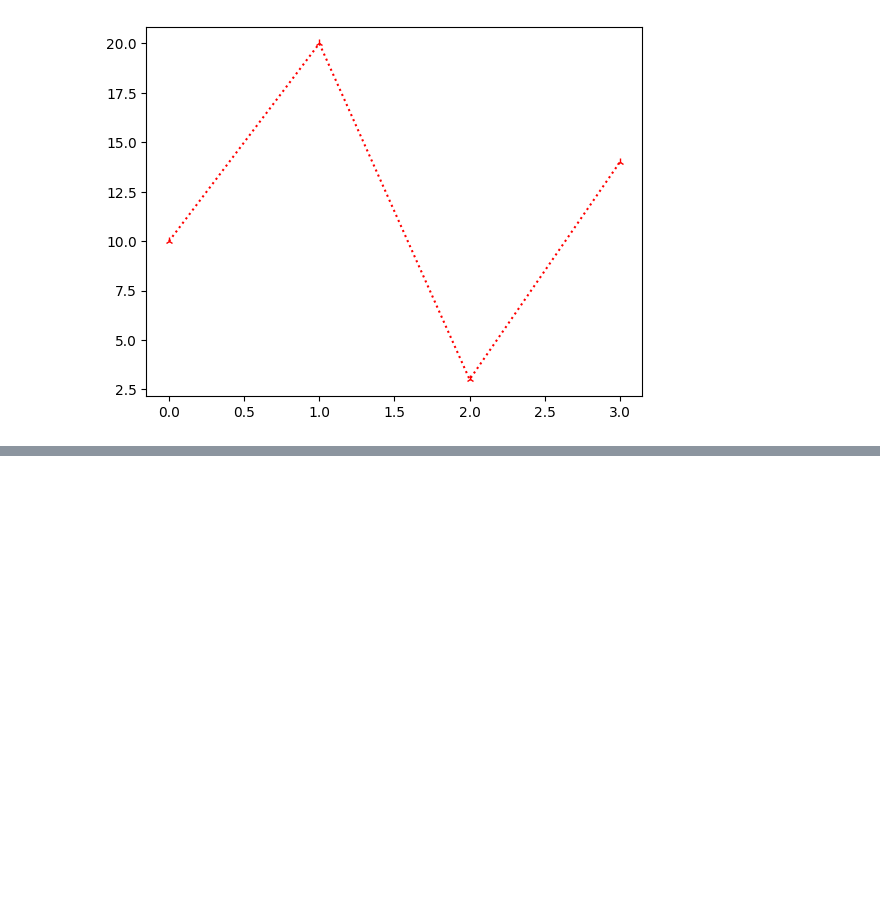
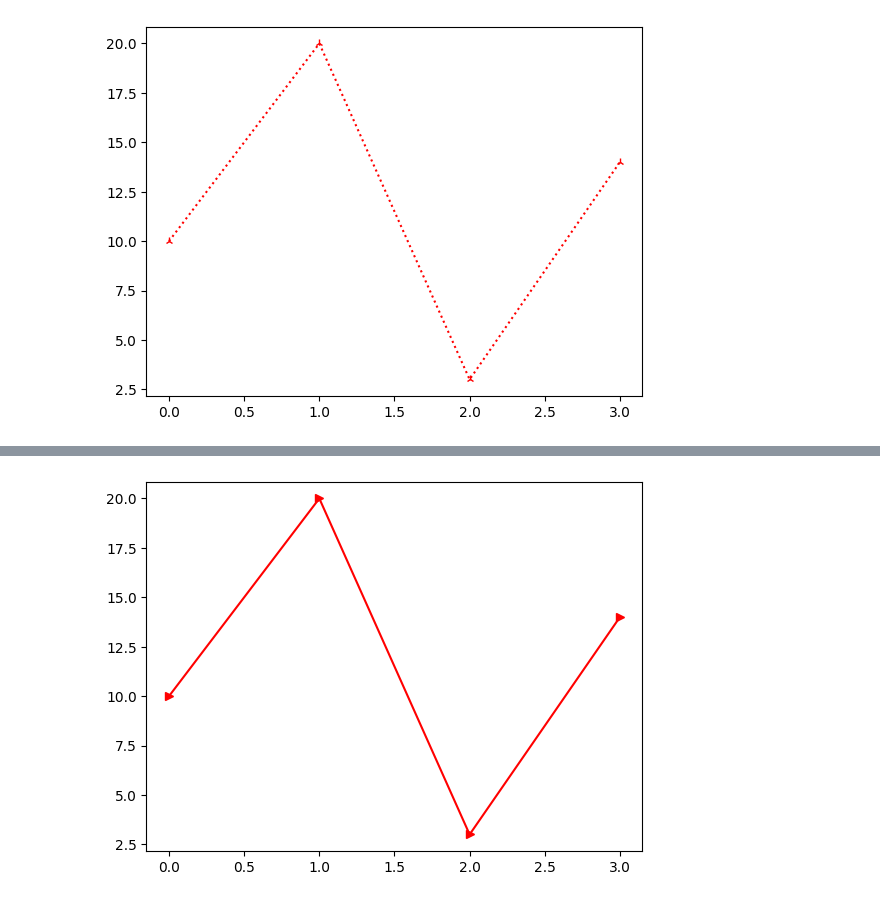
Before and after one commit to stephnwakonobi/MatPlotLib, a Jupyter notebook: MatPlotLib.ipynb, the cells around one changed output, grey strips where cells are left out. Saved outputs shown, nothing was run; the diff lists cells and outputs as text; code cells hidden in the pictures; blank space fills up the shorter version.

```diff
--- a/MatPlotLib.ipynb
+++ b/MatPlotLib.ipynb
@@ -271,0 +282,10 @@ plt.show()
+# %%
+import matplotlib.pyplot as plt
+import numpy as np
+
+ypoints = np.array([10, 20, 3, 14])
+
+plt.plot(ypoints, ">-r") #gives full line and not dotted lines like ":" gives
+plt.show()
+# %% [output]
+[figure, added]
```
Also changed, not shown: parts of 16 cells of this notebook.
